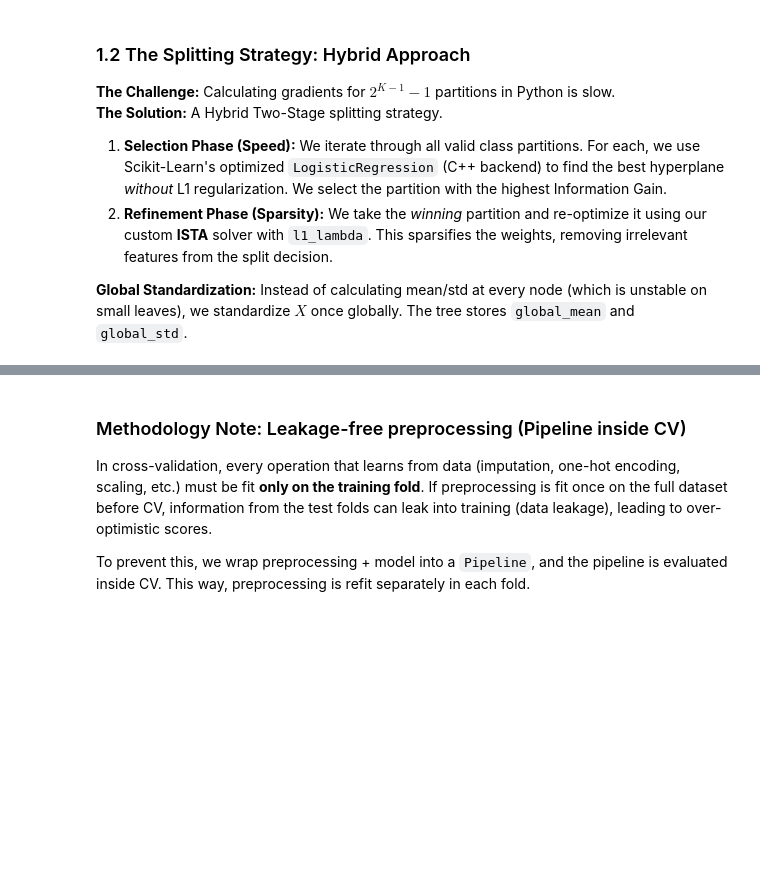
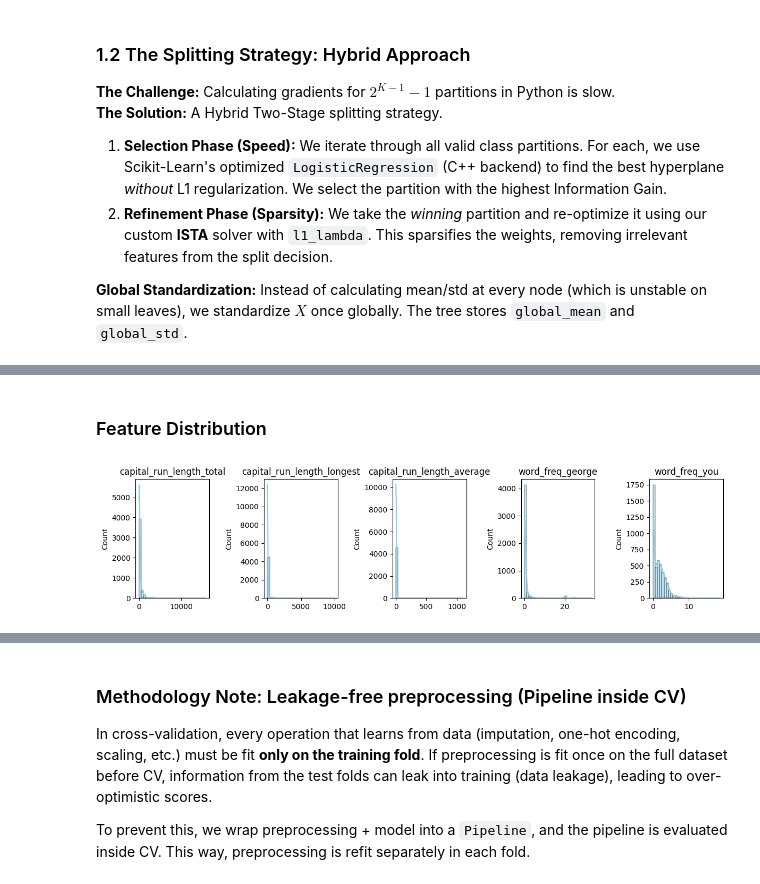
Before and after one commit to 0x3ira/IAI-ML, a Jupyter notebook: tree_ai_extended.ipynb, the cells around one changed output, grey strips where cells are left out. Cells and saved outputs as stored; diff of their text form; code cells hidden in the pictures; blank space fills up the shorter version.

```diff
--- a/tree_ai_extended.ipynb
+++ b/tree_ai_extended.ipynb
@@ -371,0 +453,16 @@ class ObliqueDecisionTree(BaseEstimator, ClassifierMixin):
+# %% [markdown]
+### Feature Distribution
+# %%
+# Plot distributions of the top 4 features with the highest variance
+top_var_features = X_df.var().sort_values(ascending=False).head(5).index
+
+plt.figure(figsize=(12, 3))
+for i, col in enumerate(top_var_features):
+    plt.subplot(1, 5, i+1)
+    sns.histplot(X_df[col], bins=30, kde=True, color='skyblue')
+    plt.title(col)
+    plt.xlabel('')
+plt.tight_layout()
+plt.show()
+# %% [output]
+[figure, added]
```
Also changed, not shown: parts of 19 cells of this notebook.
